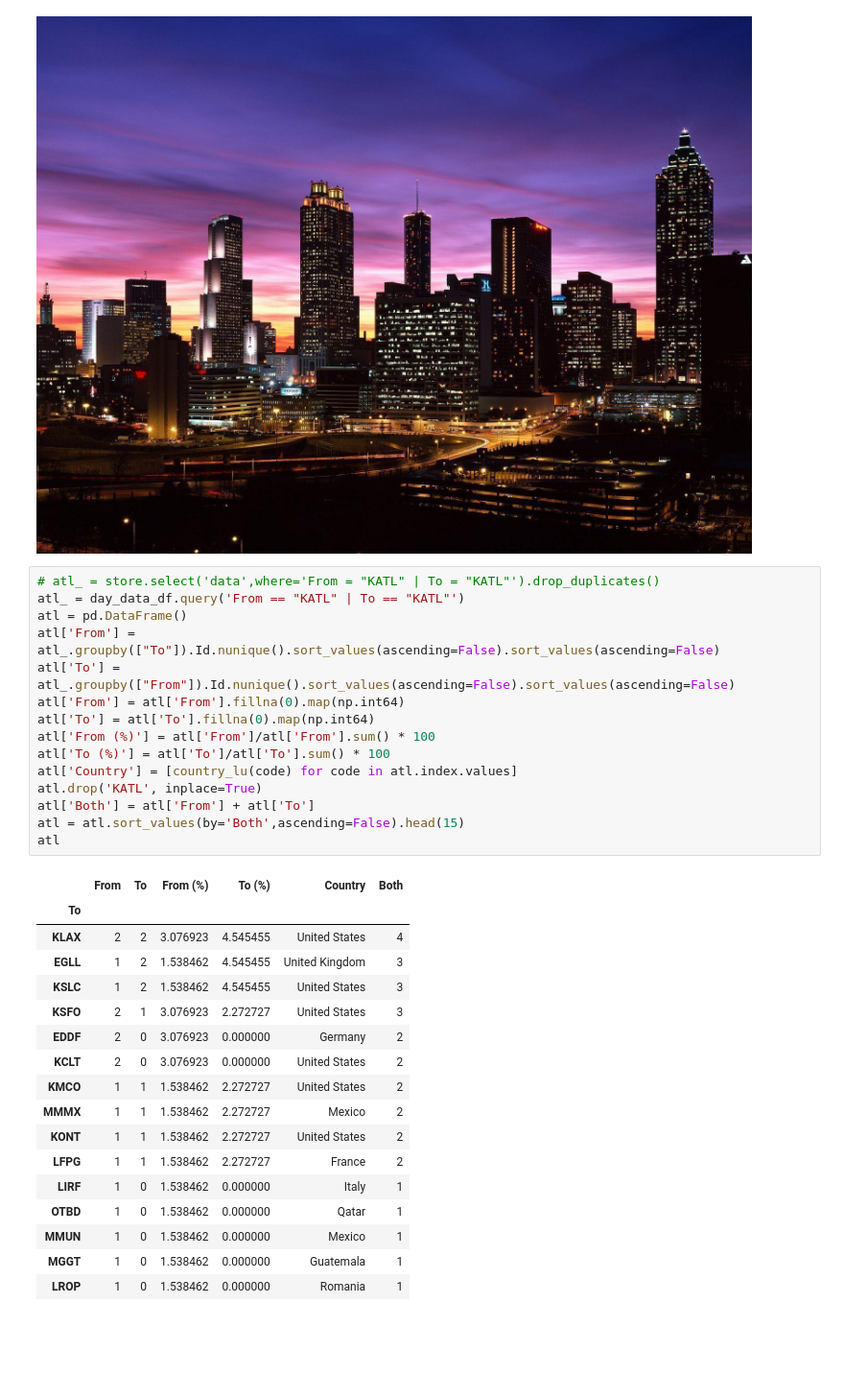
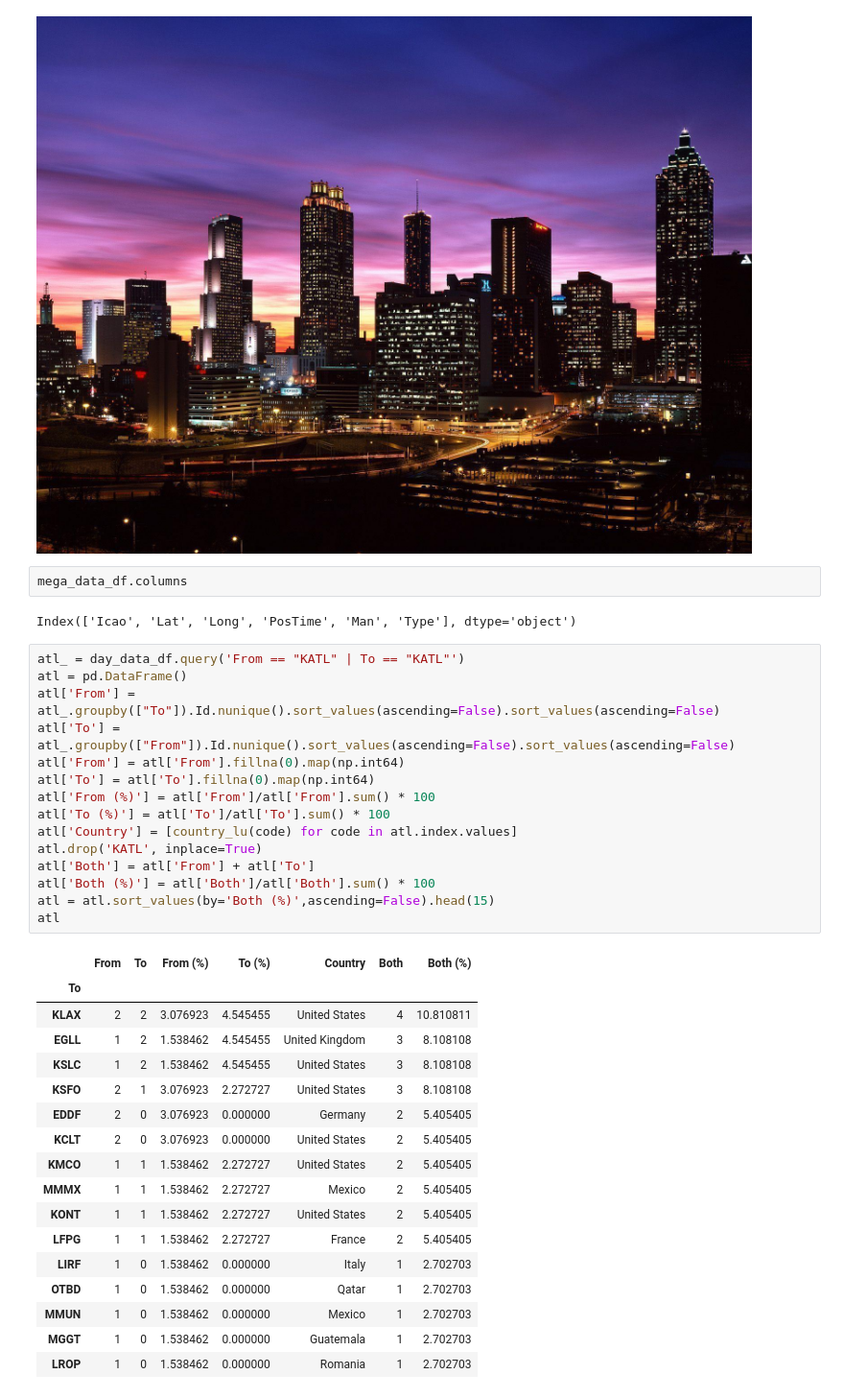
Before and after one commit to slstarnes/adsb-exploration-jupyter-2017, a Jupyter notebook: notebooks/Initial Data Exploration.ipynb, the cells around one changed output. Shown at 96% size. Drawn from its saved outputs; the diff is of its cells as text; blank space fills up the shorter version.

```diff
--- a/notebooks/Initial Data Exploration.ipynb
+++ b/notebooks/Initial Data Exploration.ipynb
@@ -369,37 +369,41 @@ And Atlanta...
 Image("http://wallpapercave.com/wp/E48LtWF.jpg")
 # %% [output]
 [figure]
+# %%
+mega_data_df.columns
+# %% [output]
+Index(['Icao', 'Lat', 'Long', 'PosTime', 'Man', 'Type'], dtype='object')
 # %%
-# atl_ = store.select('data',where='From = "KATL" | To = "KATL"').drop_duplicates()
 atl_ = day_data_df.query('From == "KATL" | To == "KATL"')
 atl = pd.DataFrame()
 atl['From'] = atl_.groupby(["To"]).Id.nunique().sort_values(ascending=False).sort_values(ascending=False)
 atl['To'] = atl_.groupby(["From"]).Id.nunique().sort_values(ascending=False).sort_values(ascending=False)
 atl['From'] = atl['From'].fillna(0).map(np.int64)
 atl['To'] = atl['To'].fillna(0).map(np.int64)
 atl['From (%)'] = atl['From']/atl['From'].sum() * 100
 atl['To (%)'] = atl['To']/atl['To'].sum() * 100
 atl['Country'] = [country_lu(code) for code in atl.index.values]
 atl.drop('KATL', inplace=True)
 atl['Both'] = atl['From'] + atl['To']
-atl = atl.sort_values(by='Both',ascending=False).head(15)
+atl['Both (%)'] = atl['Both']/atl['Both'].sum() * 100
+atl = atl.sort_values(by='Both (%)',ascending=False).head(15)
 atl
 # %% [output]
-|  | From | To | From (%) | To (%) | Country | Both |
-| To |  |  |  |  |  |  |
-| KLAX | 2 | 2 | 3.076923 | 4.545455 | United States | 4 |
-| EGLL | 1 | 2 | 1.538462 | 4.545455 | United Kingdom | 3 |
-| KSLC | 1 | 2 | 1.538462 | 4.545455 | United States | 3 |
-| KSFO | 2 | 1 | 3.076923 | 2.272727 | United States | 3 |
-| EDDF | 2 | 0 | 3.076923 | 0.000000 | Germany | 2 |
-| KCLT | 2 | 0 | 3.076923 | 0.000000 | United States | 2 |
-| KMCO | 1 | 1 | 1.538462 | 2.272727 | United States | 2 |
-| MMMX | 1 | 1 | 1.538462 | 2.272727 | Mexico | 2 |
-| KONT | 1 | 1 | 1.538462 | 2.272727 | United States | 2 |
-| LFPG | 1 | 1 | 1.538462 | 2.272727 | France | 2 |
-| LIRF | 1 | 0 | 1.538462 | 0.000000 | Italy | 1 |
-| OTBD | 1 | 0 | 1.538462 | 0.000000 | Qatar | 1 |
-| MMUN | 1 | 0 | 1.538462 | 0.000000 | Mexico | 1 |
-| MGGT | 1 | 0 | 1.538462 | 0.000000 | Guatemala | 1 |
-| LROP | 1 | 0 | 1.538462 | 0.000000 | Romania | 1 |
+|  | From | To | From (%) | To (%) | Country | Both | Both (%) |
+| To |  |  |  |  |  |  |  |
+| KLAX | 2 | 2 | 3.076923 | 4.545455 | United States | 4 | 10.810811 |
+| EGLL | 1 | 2 | 1.538462 | 4.545455 | United Kingdom | 3 | 8.108108 |
+| KSLC | 1 | 2 | 1.538462 | 4.545455 | United States | 3 | 8.108108 |
+| KSFO | 2 | 1 | 3.076923 | 2.272727 | United States | 3 | 8.108108 |
+| EDDF | 2 | 0 | 3.076923 | 0.000000 | Germany | 2 | 5.405405 |
+| KCLT | 2 | 0 | 3.076923 | 0.000000 | United States | 2 | 5.405405 |
+| KMCO | 1 | 1 | 1.538462 | 2.272727 | United States | 2 | 5.405405 |
+| MMMX | 1 | 1 | 1.538462 | 2.272727 | Mexico | 2 | 5.405405 |
+| KONT | 1 | 1 | 1.538462 | 2.272727 | United States | 2 | 5.405405 |
+| LFPG | 1 | 1 | 1.538462 | 2.272727 | France | 2 | 5.405405 |
+| LIRF | 1 | 0 | 1.538462 | 0.000000 | Italy | 1 | 2.702703 |
+| OTBD | 1 | 0 | 1.538462 | 0.000000 | Qatar | 1 | 2.702703 |
+| MMUN | 1 | 0 | 1.538462 | 0.000000 | Mexico | 1 | 2.702703 |
+| MGGT | 1 | 0 | 1.538462 | 0.000000 | Guatemala | 1 | 2.702703 |
+| LROP | 1 | 0 | 1.538462 | 0.000000 | Romania | 1 | 2.702703 |
 # %%
```
Also changed, not shown: parts of 15 cells of this notebook.
